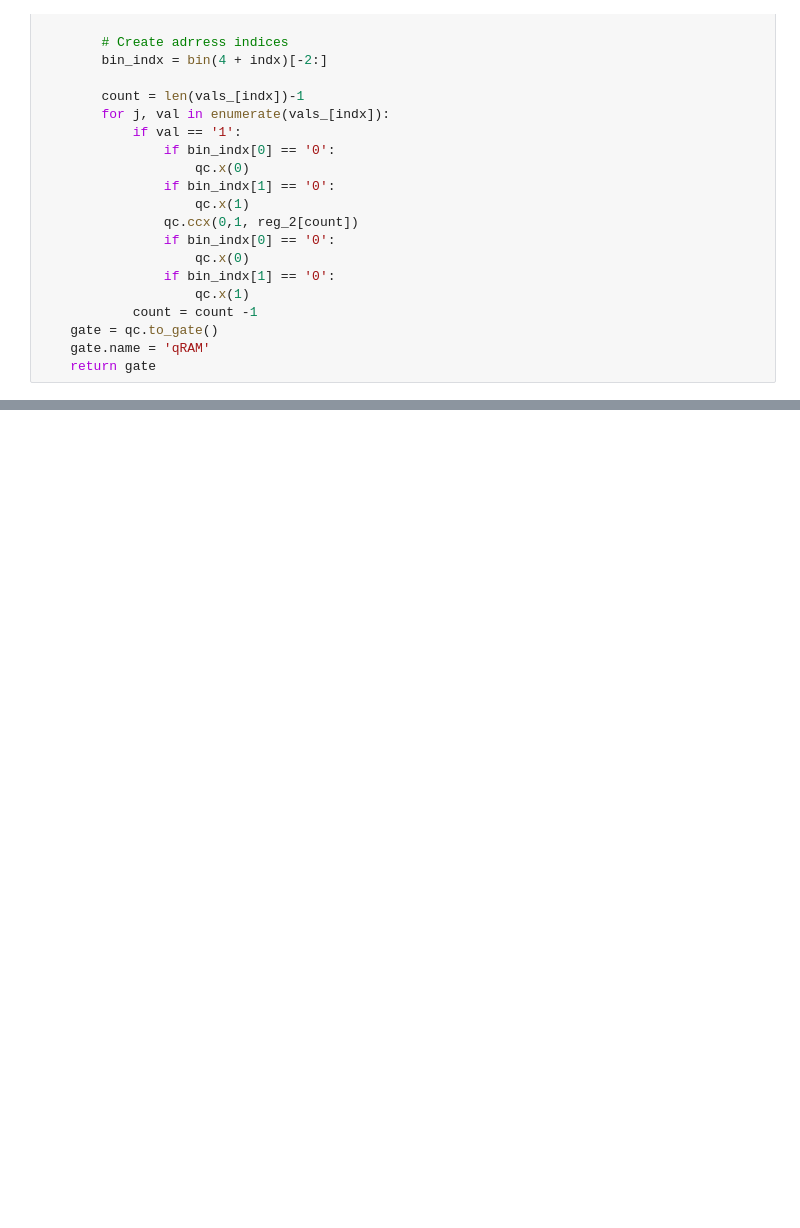
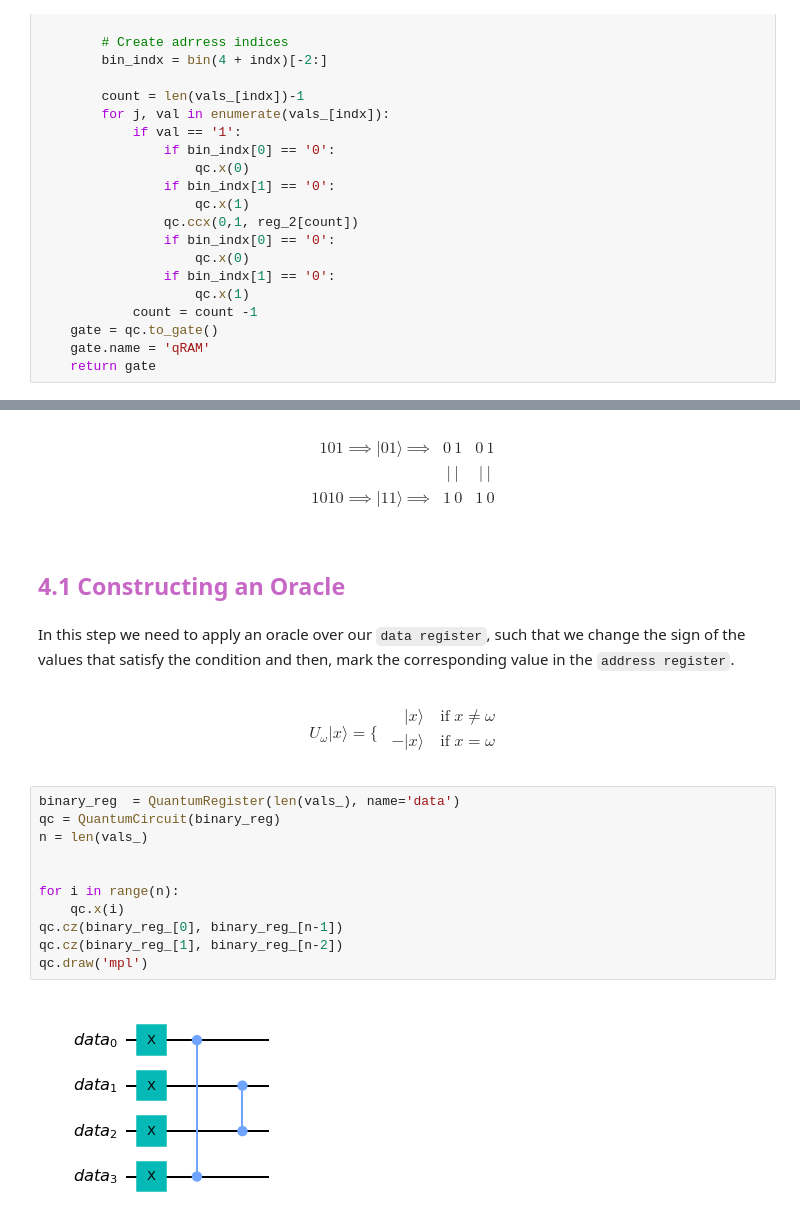
Before and after one commit to abdielgv163/IQOSF_Mentorship_Program, a Jupyter notebook: Task_1.ipynb, the cells around one changed output, grey strips where cells are left out. Drawn from its saved outputs; the diff is of its cells as text; blank space fills up the shorter version.

```diff
--- a/Task_1.ipynb
+++ b/Task_1.ipynb
@@ -335,0 +353,33 @@ qc_.draw('mpl')
+# %% [markdown]
+$$
+\begin{aligned}
+101   \implies  |01 \rangle   &\implies  &0&1&0&1  \\
+                              &          &|&|&|&|   \\
+1010  \implies  |11 \rangle   &\implies  &1&0&1&0  \\
+\end{aligned}
+$$
+# %% [markdown]
+<h2><a style="color:#C868C6",  id='Oracle'>4.1 Constructing an Oracle</a></h2>
+# %% [markdown]
+In this step we need to apply an oracle over our `data register`, such that we change the sign of the values that satisfy the condition and then, mark the corresponding value in the `address register`.
+# %% [markdown]
+$$
+U_\omega|x\rangle = \bigg\{
+\begin{aligned}
+\phantom{-}|x\rangle \quad \text{if} \; x \neq \omega \\
+-|x\rangle \quad \text{if} \; x = \omega \\
+\end{aligned}
+$$
+# %%
+binary_reg  = QuantumRegister(len(vals_), name='data')
+qc = QuantumCircuit(binary_reg)
+n = len(vals_)
+
+
+for i in range(n):
+    qc.x(i)
+qc.cz(binary_reg_[0], binary_reg_[n-1])
+qc.cz(binary_reg_[1], binary_reg_[n-2])
+qc.draw('mpl')
+# %% [output]
+[figure, added]
```
Also changed, not shown: parts of 21 cells of this notebook.
